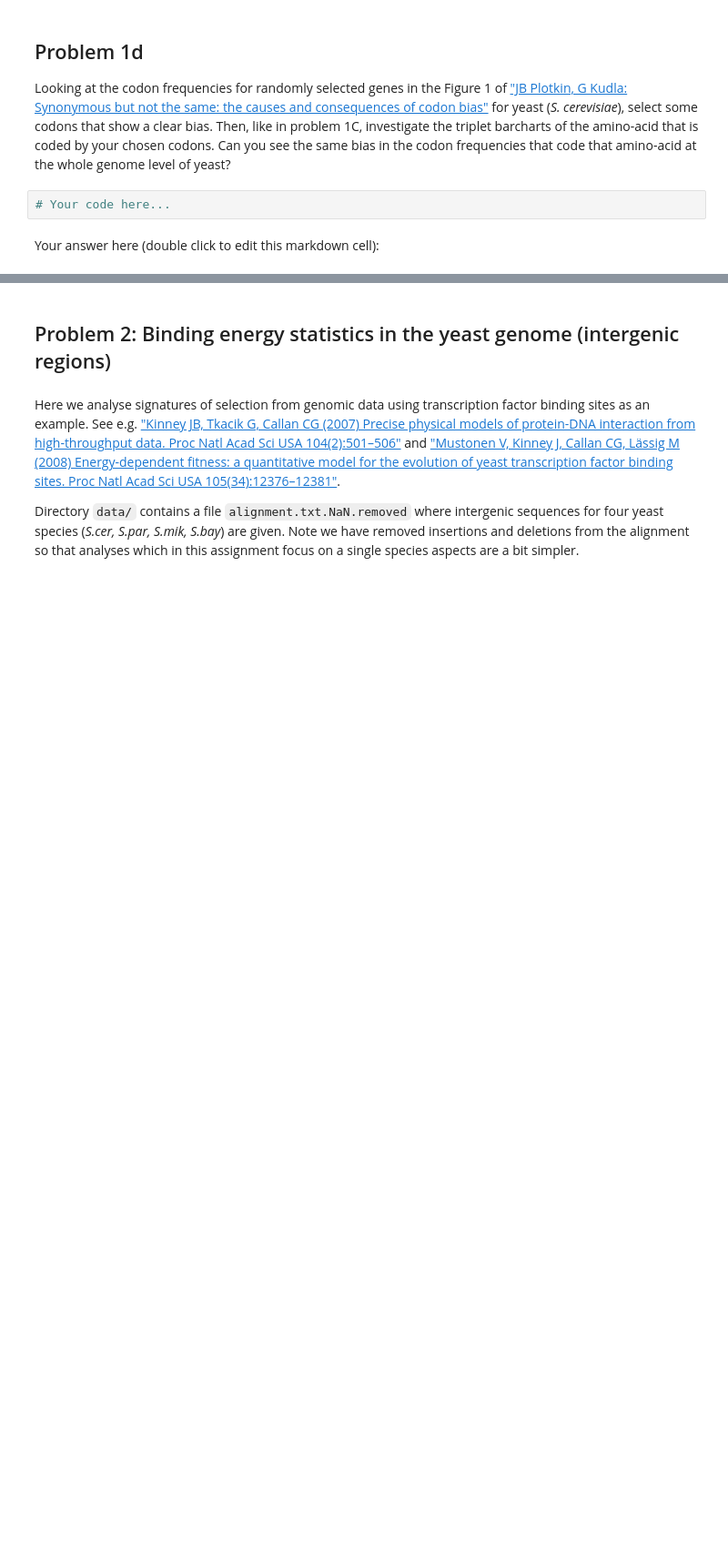
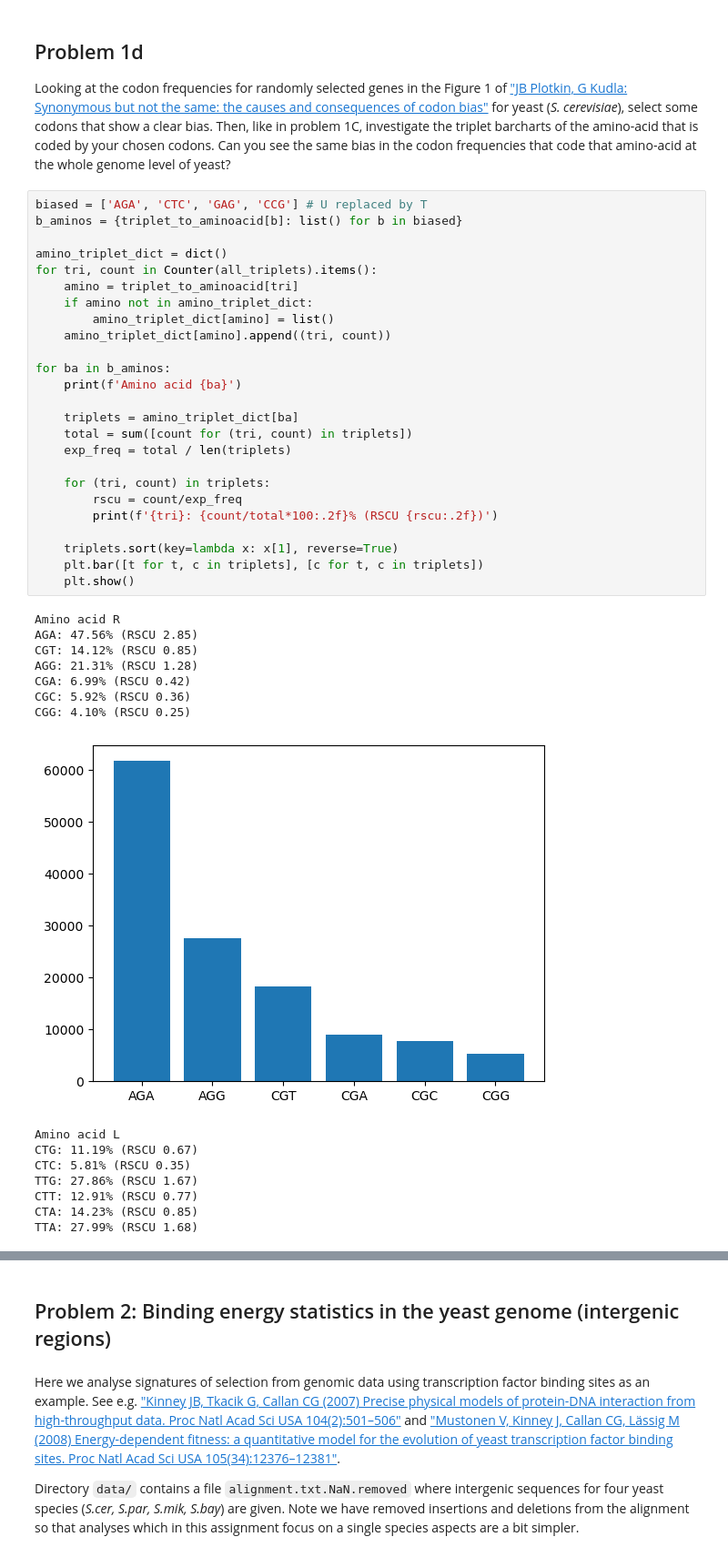
Before and after one commit to ellikiiski/Elements-of-Bioinformatics, a Jupyter notebook: A2 (Basic sequence statistics etc.)/A2.ipynb, the cells around one changed output, grey strips where cells are left out. Shown at 91% size. Cells and saved outputs as stored; diff of their text form; blank space fills up the shorter version.

```diff
--- a/A2 (Basic sequence statistics etc.)/A2.ipynb
+++ b/A2 (Basic sequence statistics etc.)/A2.ipynb
@@ -153,7 +194,44 @@ triplet_to_aminoacid = {'AAA' : 'K', 'AAC' : 'N', 'AAG' : 'K', 'AAT' : 'N',
 ##  Problem 1d
 
 Looking at the codon frequencies for randomly selected genes in the Figure 1 of ["JB Plotkin, G Kudla: Synonymous but not the same: the causes and consequences of codon bias"](https://www.nature.com/articles/nrg2899) for yeast (*S. cerevisiae*), select some codons that show a clear bias. Then, like in problem 1C, investigate the triplet barcharts of the amino-acid that is coded by your chosen codons. Can you see the same bias in the codon frequencies that code that amino-acid at the whole genome level of yeast?
-# %%
-# Your code here...
-# %% [markdown]
-Your answer here (double click to edit this markdown cell):
+# %%
+biased = ['AGA', 'CTC', 'GAG', 'CCG'] # U replaced by T
+b_aminos = {triplet_to_aminoacid[b]: list() for b in biased}
+
+amino_triplet_dict = dict()
+for tri, count in Counter(all_triplets).items():
+    amino = triplet_to_aminoacid[tri]
+    if amino not in amino_triplet_dict:
+        amino_triplet_dict[amino] = list()
+    amino_triplet_dict[amino].append((tri, count))
+
+for ba in b_aminos:
+    print(f'Amino acid {ba}')
+
+    triplets = amino_triplet_dict[ba]
+    total = sum([count for (tri, count) in triplets])
+    exp_freq = total / len(triplets)
+
+    for (tri, count) in triplets:
+        rscu = count/exp_freq
+        print(f'{tri}: {count/total*100:.2f}% (RSCU {rscu:.2f})')
+
+    triplets.sort(key=lambda x: x[1], reverse=True)
+    plt.bar([t for t, c in triplets], [c for t, c in triplets])
+    plt.show()
+# %% [output]
+Amino acid R
+AGA: 47.56% (RSCU 2.85)
+CGT: 14.12% (RSCU 0.85)
+AGG: 21.31% (RSCU 1.28)
+CGA: 6.99% (RSCU 0.42)
+CGC: 5.92% (RSCU 0.36)
+CGG: 4.10% (RSCU 0.25)
+[figure, added]
+Amino acid L
+CTG: 11.19% (RSCU 0.67)
+CTC: 5.81% (RSCU 0.35)
+TTG: 27.86% (RSCU 1.67)
+CTT: 12.91% (RSCU 0.77)
+CTA: 14.23% (RSCU 0.85)
+TTA: 27.99% (RSCU 1.68)
```
Also changed, not shown: parts of 22 cells of this notebook.
